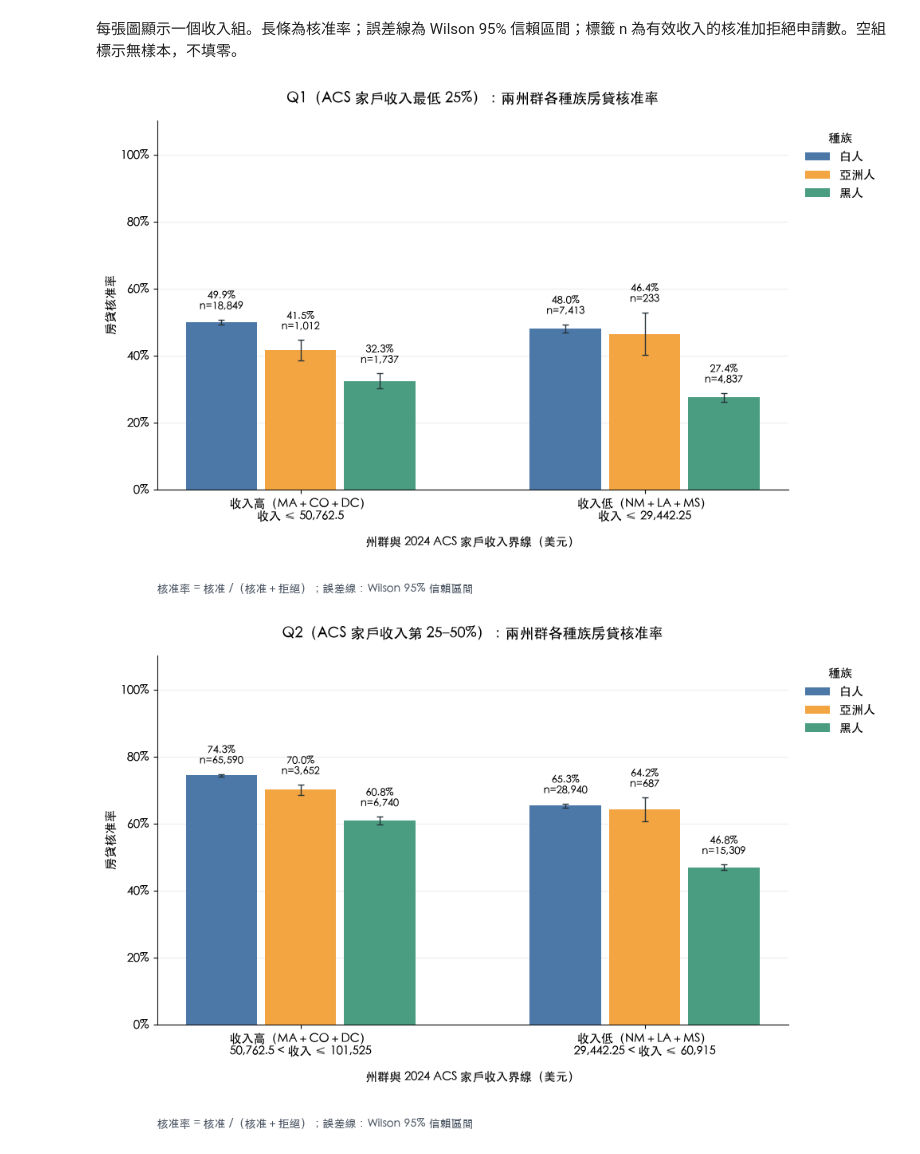
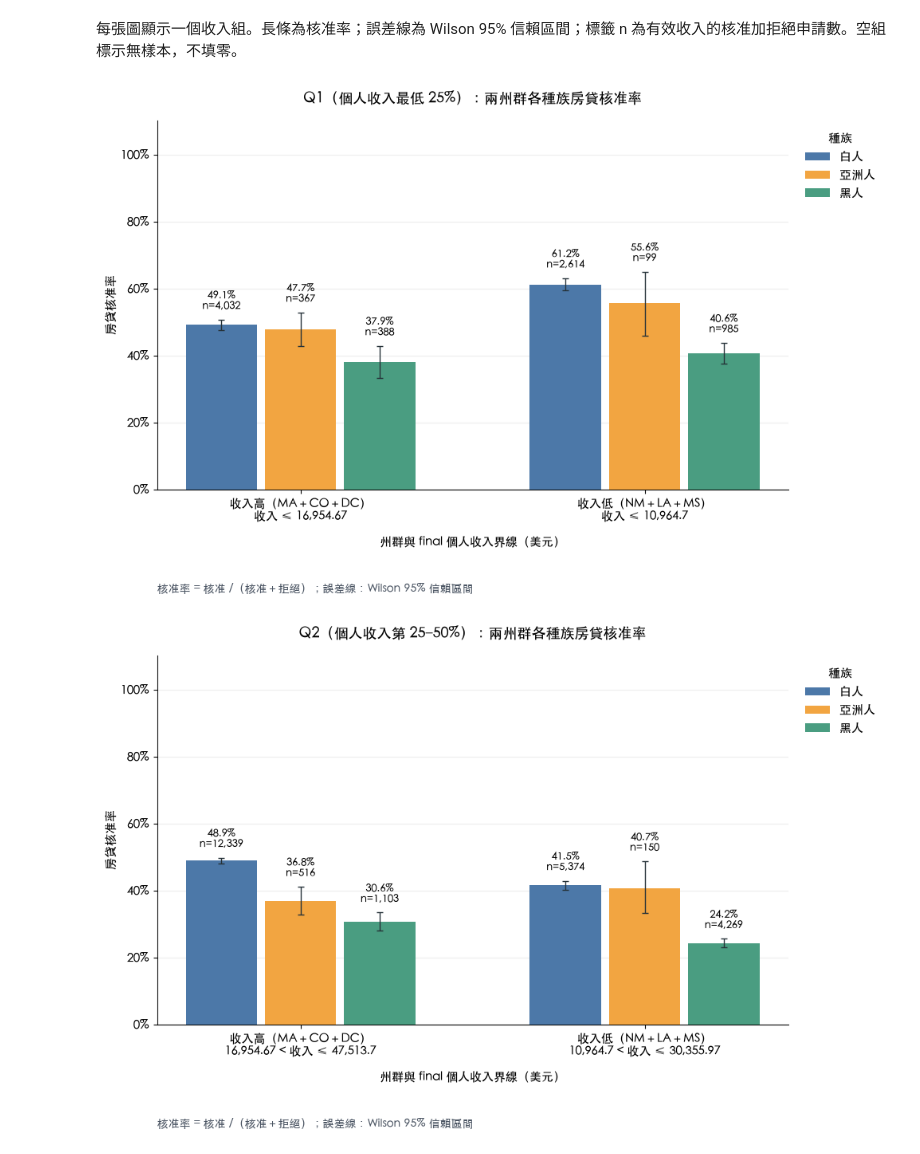
Before and after one commit to kuooo23/DSSI2026-group-4, a Jupyter notebook: econ-5166-student-kit/finding/income_groups_mortgage_approval.ipynb, the cells around one changed output. Cells and saved outputs as stored; diff of their text form; code cells hidden in the pictures.

Commit message:
Use final income quartiles

```diff
--- a/econ-5166-student-kit/finding/income_groups_mortgage_approval.ipynb
+++ b/econ-5166-student-kit/finding/income_groups_mortgage_approval.ipynb
@@ -30,7 +32,7 @@ if PROJECT_ROOT is None:
 INPUTS = {
  'state_MA-CO-DC_income_high_15_columns.csv': 'bd7902271c1d3efa36bdd0d19d2f456753f4117db9a55fab9f434709ac904c8b',
  'state_NM-LA-MS_income_low_15_columns.csv': 'e8ff73e6c26ce0189345feed4972863f3f91696249bc4a7c8fed37b0a0ccc7a4',
- 'income_quartiles_by_income_group_2024.csv': '71e82046bd121e36ea947fd2c32c80843c787819471000f51ec1f6145cd33e1f',
+ '[final]individual_income_quartiles_by_group.csv': '9aec1cde45d1b069b71564e3f01228591aa18c302fa9c76b584f90378d4b1651',
 }
 def read_verified(name):
     path=(PROJECT_ROOT/'data/processed'/name).resolve()
@@ -53,16 +55,17 @@ for name,group,expected_states,expected_n in zip(list(INPUTS)[:2],groups,states,
     parts.append(frame)
 df=pd.concat(parts,ignore_index=True)
 display(df.head(10))
-quartile_source=read_verified('income_quartiles_by_income_group_2024.csv')
-assert len(quartile_source)==2 and quartile_source.income_group.is_unique
-assert set(quartile_source.income_group)==set(groups)
-assert quartile_source[['Q1','Median','Q3']].notna().all().all()
-assert (quartile_source.Q1<quartile_source.Median).all() and (quartile_source.Median<quartile_source.Q3).all()
-for group,expected in zip(groups,[{'Massachusetts','Colorado','District of Columbia'},{'New Mexico','Louisiana','Mississippi'}]):
-    actual=quartile_source.set_index('income_group').loc[group,'included_states']
-    assert {s.strip() for s in actual.split(';')}==expected
+final_source=read_verified('[final]individual_income_quartiles_by_group.csv')
+assert len(final_source)==4 and final_source.Group.is_unique
+assert set(final_source.Group)=={'Group A','Group B','Group C','Group D'}
+assert np.isfinite(final_source[['Q1_Income','Q2_Income','Q3_Income']]).all().all()
+assert (final_source.Q1_Income<final_source.Q2_Income).all() and (final_source.Q2_Income<final_source.Q3_Income).all()
+selected=final_source.set_index('Group').loc[['Group C', 'Group D']].copy()
+for code,expected in zip(['Group C', 'Group D'],[{'Massachusetts','Colorado','District of Columbia'},{'New Mexico','Louisiana','Mississippi'}]):
+    assert {v.strip() for v in selected.loc[code,'Included_States'].split(';')}==expected
+quartile_source=selected.reset_index().rename(columns={'Group':'final_group','Included_States':'included_states','Q1_Income':'Q1','Q2_Income':'Median','Q3_Income':'Q3'})
+quartile_source['income_group']=groups
 display(quartile_source)
-# income_group 在這份門檻檔代表州群，並不是申請人種族。
 cutoffs=quartile_source.set_index('income_group')[['Q1','Median','Q3']].reindex(groups).rename(columns={'Q1':'P25','Median':'P50','Q3':'P75'})/1000
 cutoffs.index.name='state_group'
 income_numeric=pd.to_numeric(df.income,errors='coerce')
@@ -221,7 +224,7 @@ assert np.allclose(pd.read_csv(assets/'income_quartile_thresholds.csv',index_col
 group_labels={groups[0]:'收入高（MA＋CO＋DC）',groups[1]:'收入低（NM＋LA＋MS）'}
 colors=['#4C78A8','#F2A541','#4A9D81']
 race_labels=['白人','亞洲人','黑人']
-quartile_labels={'Q1':'ACS 家戶收入最低 25%','Q2':'ACS 家戶收入第 25–50%','Q3':'ACS 家戶收入第 50–75%','Q4':'ACS 家戶收入最高 25%'}
+quartile_labels={'Q1':'個人收入最低 25%','Q2':'個人收入第 25–50%','Q3':'個人收入第 50–75%','Q4':'個人收入最高 25%'}
 def income_range(state,q):
     a,b,c=[f'{v*1000:,.3f}'.rstrip('0').rstrip('.') for v in cutoffs.loc[state]]
     return {'Q1':f'收入 ≤ {a}', 'Q2':f'{a} < 收入 ≤ {b}', 'Q3':f'{b} < 收入 ≤ {c}', 'Q4':f'收入 > {c}'}[q]
@@ -236,34 +239,34 @@ def draw_chart(ax,q):
                 continue
             ax.bar(x[k],row.approval_rate,width*.9,color=color,label=label if k==0 else None,zorder=3)
             ax.errorbar(x[k],row.approval_rate,yerr=[[max(0,row.approval_rate-row.ci95_low)],[max(0,row.ci95_high-row.approval_rate)]],fmt='none',ecolor='#263238',capsize=3,lw=1,zorder=4)
             ax.text(x[k],min(.99,row.ci95_high+.025),f'{row.approval_rate:.1%}\nn={row.n:,}',ha='center',va='bottom',fontsize=9)
     ax.set_title(f'{q}（{quartile_labels[q]}）：兩州群各種族房貸核准率',fontsize=13,pad=16)
     ax.set_xticks([0,1], [f'{group_labels[s]}\n{income_range(s,q)}' for s in groups])
-    ax.set_xlabel('州群與 2024 ACS 家戶收入界線（美元）',labelpad=12)
+    ax.set_xlabel('州群與 final 個人收入界線（美元）',labelpad=12)
     ax.set_ylabel('房貸核准率')
     ax.set_ylim(0,1.1)
     ax.set_yticks(np.arange(0,1.01,.2))
     ax.yaxis.set_major_formatter(PercentFormatter(1))
     ax.grid(axis='y',alpha=.22,zorder=0)
     ax.set_axisbelow(True)
     ax.spines[['top','right']].set_visible(False)
     ax.legend(title='種族',loc='upper left',bbox_to_anchor=(1.01,1),frameon=False)
 for q in ['Q1','Q2','Q3','Q4']:
     fig,ax=plt.subplots(figsize=(11,7))
     draw_chart(ax,q)
     fig.text(.1,.025,'核准率 = 核准 /（核准＋拒絕）；誤差線：Wilson 95% 信賴區間',fontsize=10,color='#4b5563')
     fig.subplots_adjust(left=.1,right=.82,bottom=.21,top=.87)
     fig.savefig(assets/f'{q}_approval_rate.png',dpi=180,facecolor='white')
     plt.show()
     plt.close(fig)
 # A combined overview supports easy comparison; the four separate files are also saved.
 fig,axes=plt.subplots(2,2,figsize=(19,13))
 for ax,q in zip(axes.flat,['Q1','Q2','Q3','Q4']):
     draw_chart(ax,q)
 fig.subplots_adjust(left=.06,right=.92,bottom=.13,top=.93,wspace=.44,hspace=.58)
-fig.text(.06,.025,'門檻：income_quartiles_by_income_group_2024.csv（2024 ACS 州群家戶收入）；核准 = action_taken 1、2；拒絕 = 3；誤差線：Wilson 95% 信賴區間',fontsize=12)
+fig.text(.06,.025,'門檻：[final]individual_income_quartiles_by_group.csv（final 州群個人收入）；核准 = action_taken 1、2；拒絕 = 3；誤差線：Wilson 95% 信賴區間',fontsize=10)
 fig.savefig(assets/'all_quartiles.png',dpi=150,facecolor='white')
 plt.close(fig)
 # %% [output]
-[figure, old version]
+[figure, new version]
-[figure, old version]
+[figure, new version]
```
Also changed, not shown: parts of 9 cells of this notebook, 21 other files.
